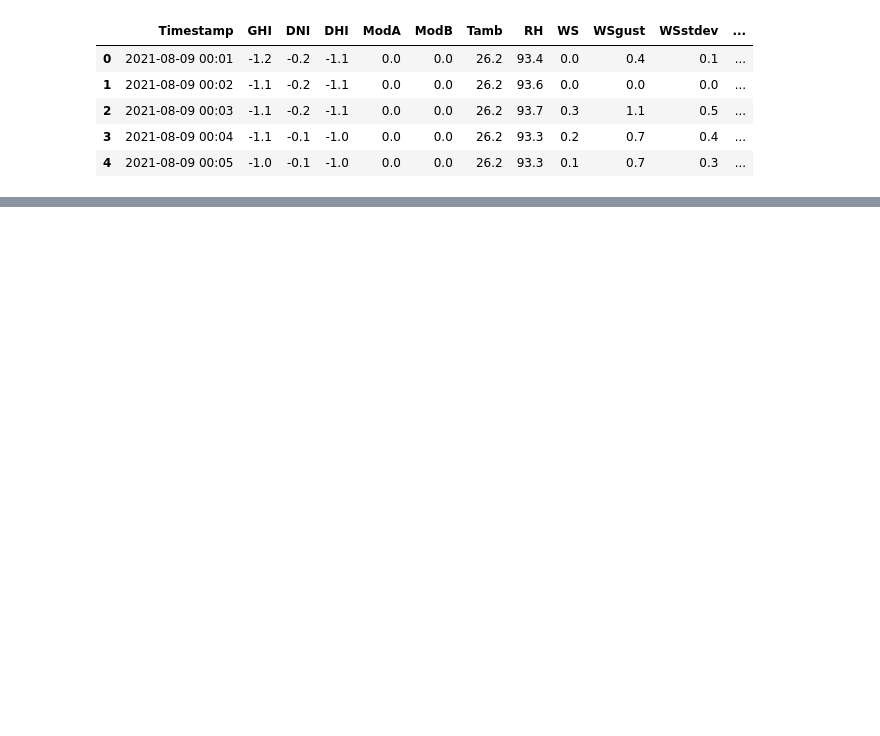
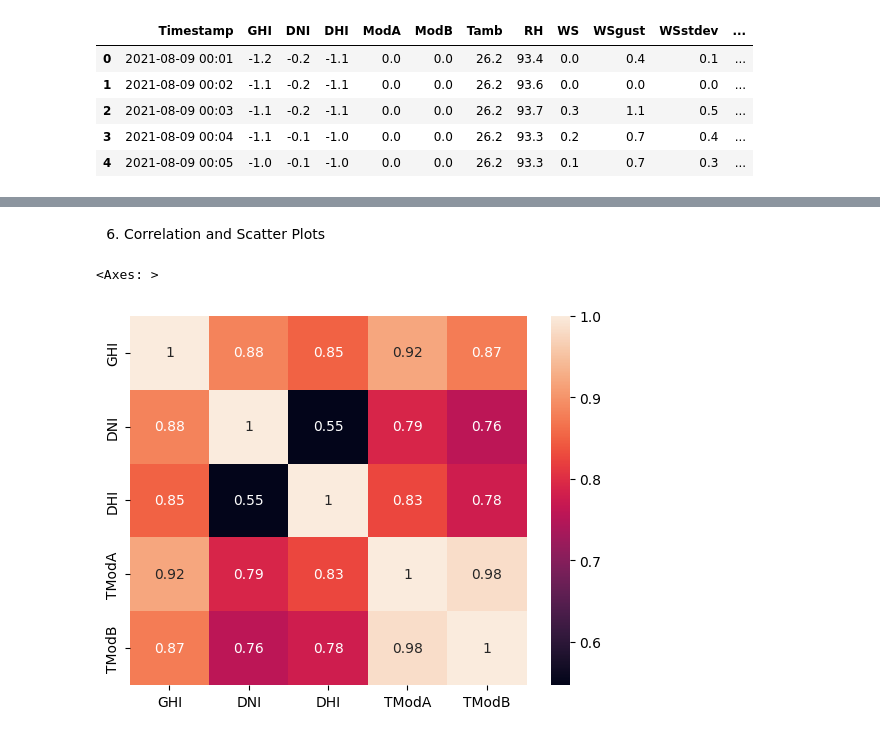
Before and after one commit to BetselotYitagesu/MoonLight-Energy-Solar-Challenge-Week1, a Jupyter notebook: notebooks/benin_eda.ipynb, the cells around one changed output, grey strips where cells are left out. Cells and saved outputs as stored; diff of their text form; code cells hidden in the pictures; blank space fills up the shorter version.

```diff
--- a/notebooks/benin_eda.ipynb
+++ b/notebooks/benin_eda.ipynb
@@ -17,0 +105,9 @@ df.head()
+# %% [markdown]
+6. Correlation and Scatter Plots
+# %%
+
+# Heatmap
+sns.heatmap(df[['GHI', 'DNI', 'DHI', 'TModA', 'TModB']].corr(), annot=True)
+# %% [output]
+<Axes: >
+[figure, added]
```
Also changed, not shown: parts of 15 cells of this notebook, 2 other files.
